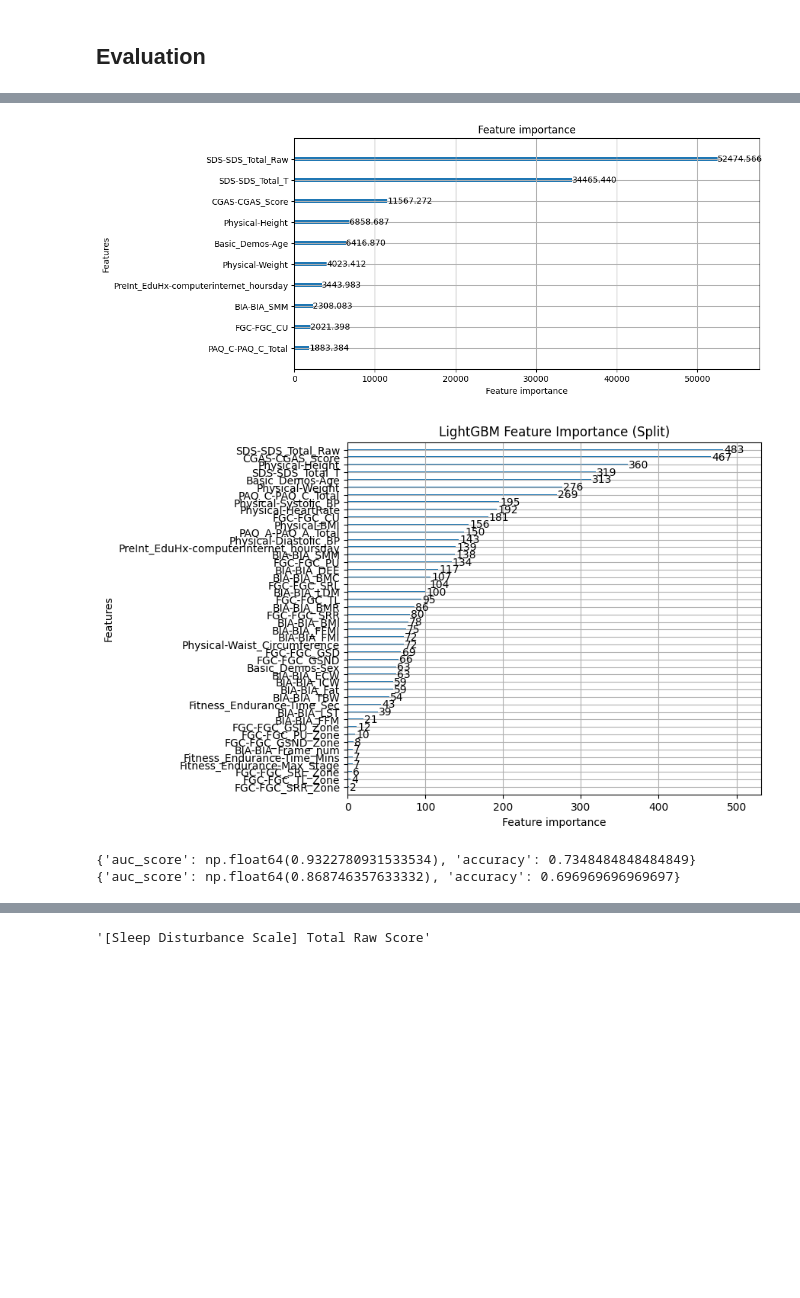
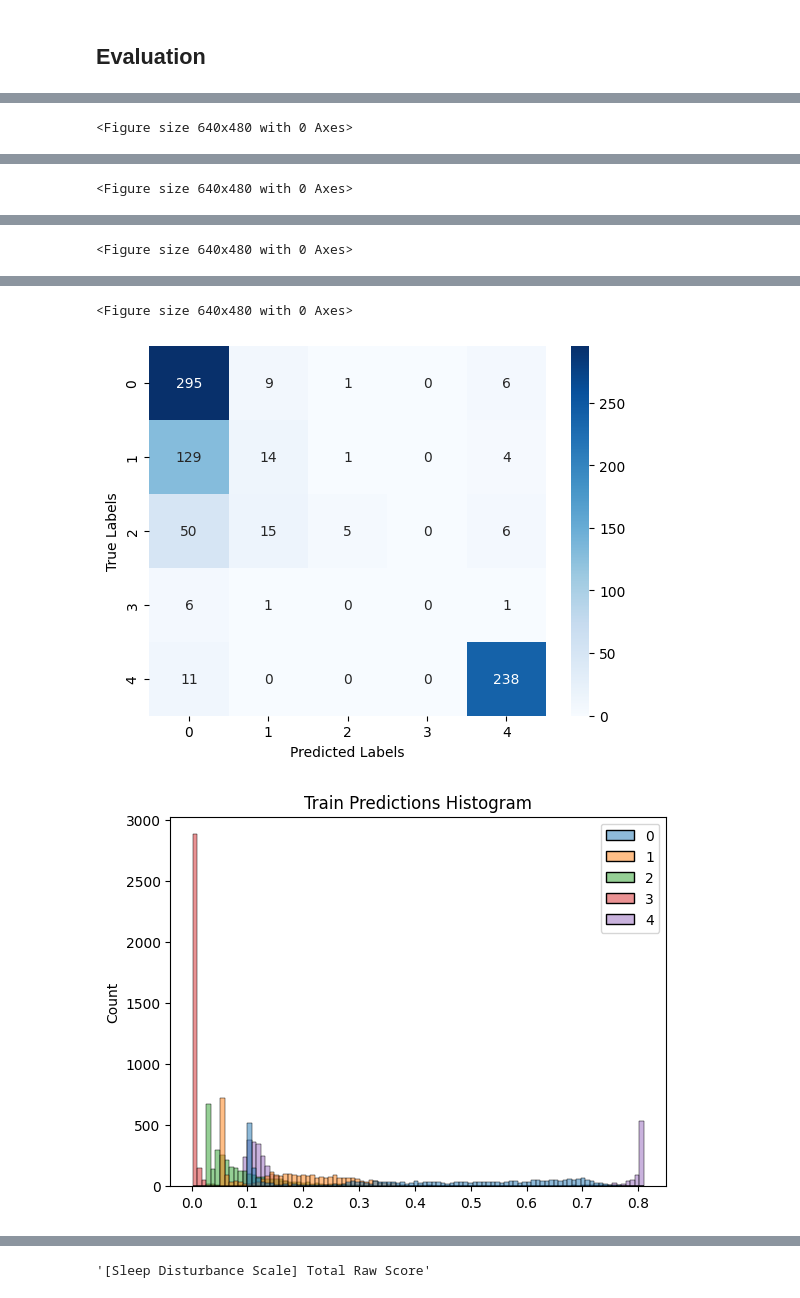
Before and after one commit to fbaltor/problematic-internet-use, a Jupyter notebook: train.ipynb, the cells around one changed output, grey strips where cells are left out. Drawn from its saved outputs; the diff is of its cells as text; code cells hidden in the pictures; blank space fills up the shorter version.

Commit message:
encapsulation eval

```diff
--- a/train.ipynb
+++ b/train.ipynb
@@ -320,23 +294,11 @@ save_text(experiment_name, "train_predictions", str(test_predictions.tolist()))
-# %%
-lgb.plot_importance(model, importance_type="gain", max_num_features=10, figsize=(10, 5))
-save_image(experiment_name, "gain_feature_importance")
-# %% [output]
-[figure, removed]
-# %%
-lgb.plot_importance(model, importance_type="split", figsize=(7,6), title="LightGBM Feature Importance (Split)")
-save_image(experiment_name, "split_feature_importance")
-# %% [output]
-[figure, removed]
-# %%
-train_metrics = compute_metrics(y_train, train_predictions)
-test_metrics = compute_metrics(y_test, test_predictions)
-metrics = {
-    "train_metrics":train_metrics,
-    "test_metrics":test_metrics,
-}
-save_metadata(experiment_name=experiment_name, filename="eval_metrics", metadata=metrics)
-print(train_metrics)
-print(test_metrics)
-# %% [output]
-{'auc_score': np.float64(0.9322780931533534), 'accuracy': 0.7348484848484849}
-{'auc_score': np.float64(0.868746357633332), 'accuracy': 0.696969696969697}
+# %%
+save_results(
+    model=model,
+    X_train=X_train,
+    X_test=X_test,
+    y_train=y_train,
+    y_test=y_test,
+    experiment_name=experiment_name,
+    experiment_metadata=experiment_metadata,
+)
+# %% [output]
@@ -342,0 +313 @@ print(test_metrics)
+<Figure size 640x480 with 0 Axes>
@@ -342,0 +315 @@ print(test_metrics)
+<Figure size 640x480 with 0 Axes>
@@ -342,0 +317 @@ print(test_metrics)
+<Figure size 640x480 with 0 Axes>
@@ -342,0 +319,3 @@ print(test_metrics)
+<Figure size 640x480 with 0 Axes>
+[figure, added]
+[figure, added]
```
Also changed, not shown: parts of 9 cells of this notebook, 1 other file.
